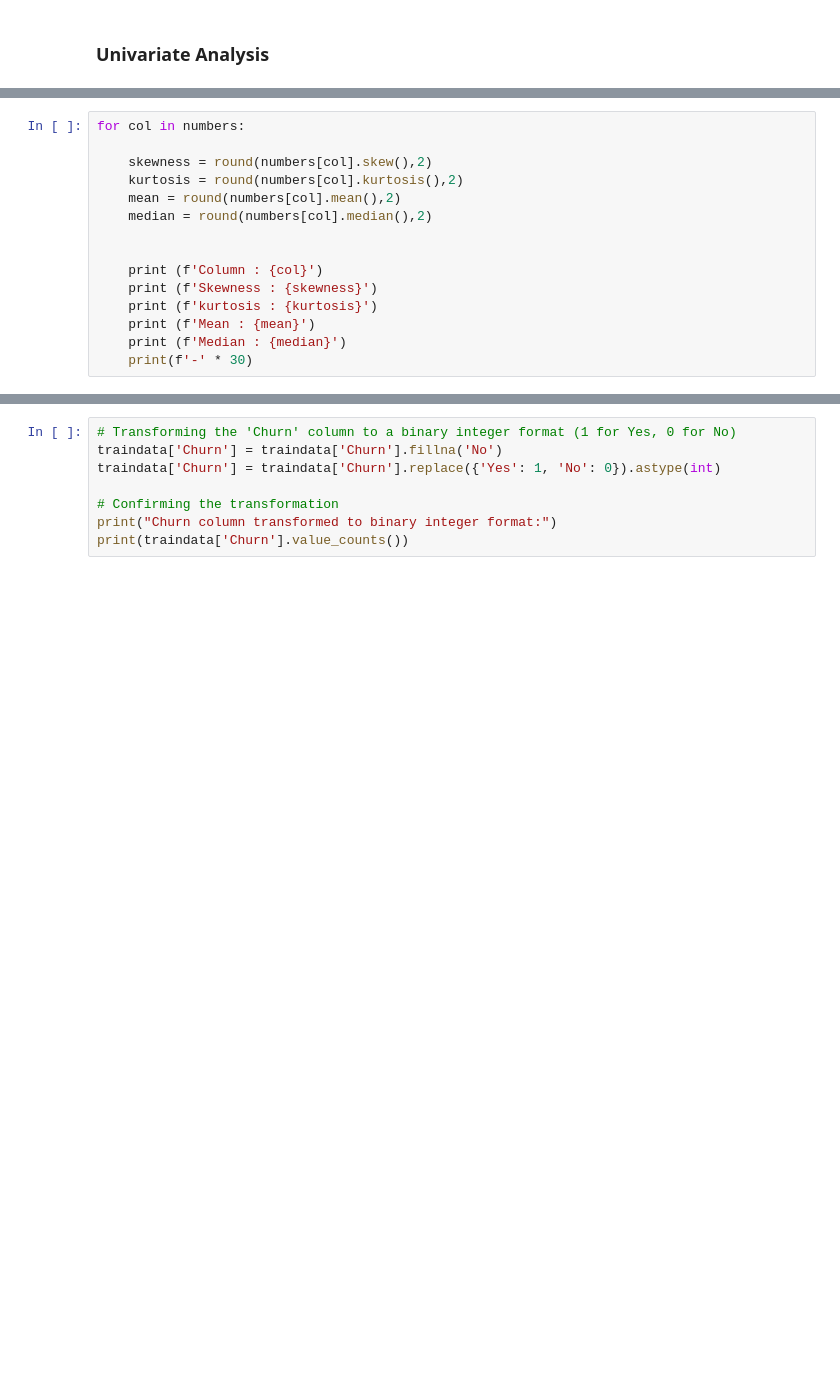
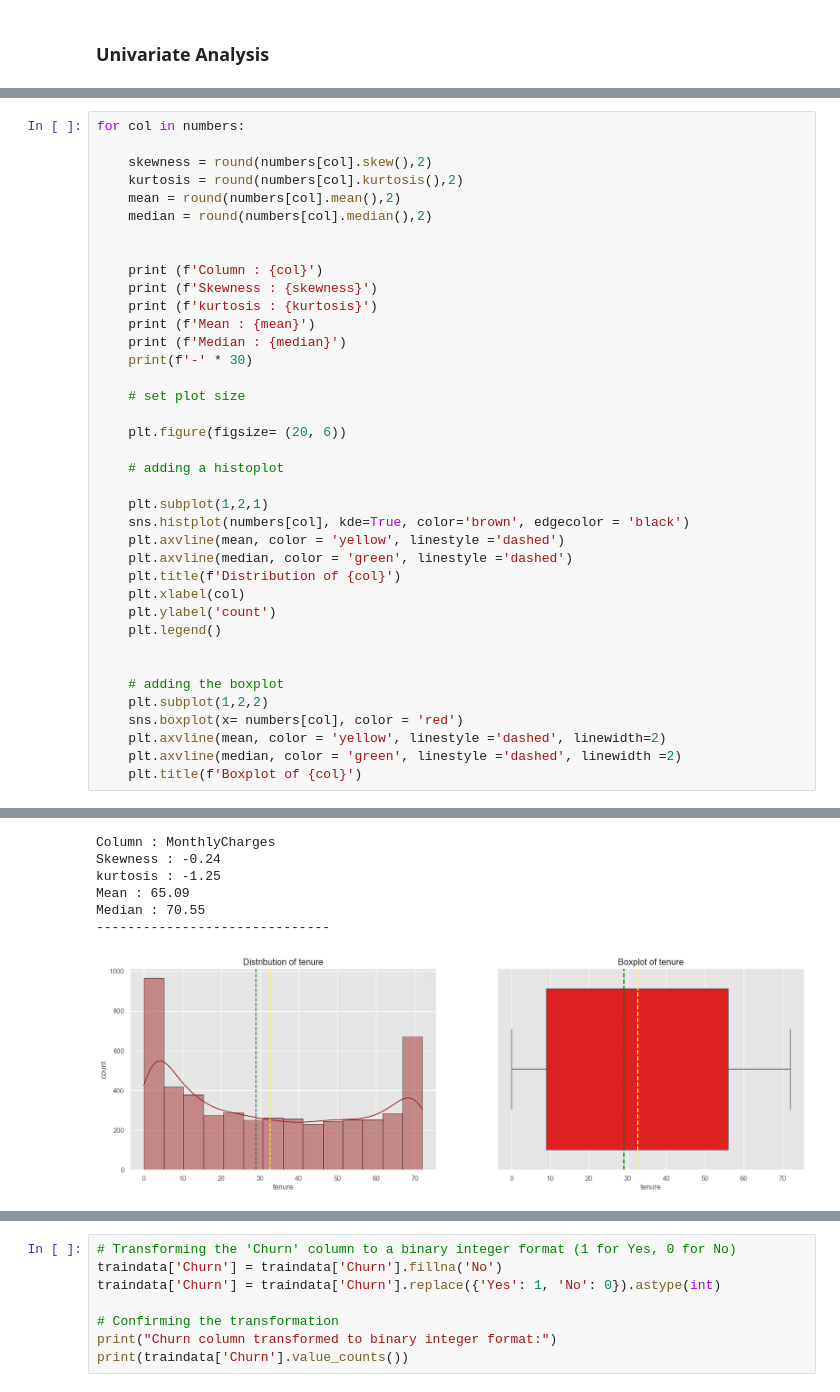
Before and after one commit to SylviaEleme/Customer_Churn_Analysis, a Jupyter notebook: Notebook/CC.ipynb, the cells around one changed output, grey strips where cells are left out. Drawn from its saved outputs; the diff is of its cells as text; blank space fills up the shorter version.

```diff
--- a/Notebook/CC.ipynb
+++ b/Notebook/CC.ipynb
@@ -532,6 +555,29 @@ for col in numbers:
     print (f'Mean : {mean}')
     print (f'Median : {median}')
     print(f'-' * 30)
+
+    # set plot size
+
+    plt.figure(figsize= (20, 6))
+
+    # adding a histoplot
+
+    plt.subplot(1,2,1)
+    sns.histplot(numbers[col], kde=True, color='brown', edgecolor = 'black')
+    plt.axvline(mean, color = 'yellow', linestyle ='dashed')
+    plt.axvline(median, color = 'green', linestyle ='dashed')
+    plt.title(f'Distribution of {col}')
+    plt.xlabel(col)
+    plt.ylabel('count')
+    plt.legend()
+
+
+    # adding the boxplot
+    plt.subplot(1,2,2)
+    sns.boxplot(x= numbers[col], color = 'red')
+    plt.axvline(mean, color = 'yellow', linestyle ='dashed', linewidth=2)
+    plt.axvline(median, color = 'green', linestyle ='dashed', linewidth =2)
+    plt.title(f'Boxplot of {col}')
 # %% [output]
 Column : tenure
 Skewness : 0.23
@@ -553,0 +594,7 @@ Median : 70.55
+Column : MonthlyCharges
+Skewness : -0.24
+kurtosis : -1.25
+Mean : 65.09
+Median : 70.55
+------------------------------
+[figure, added]
```
Also changed, not shown: parts of 29 cells of this notebook, 10 other files.
